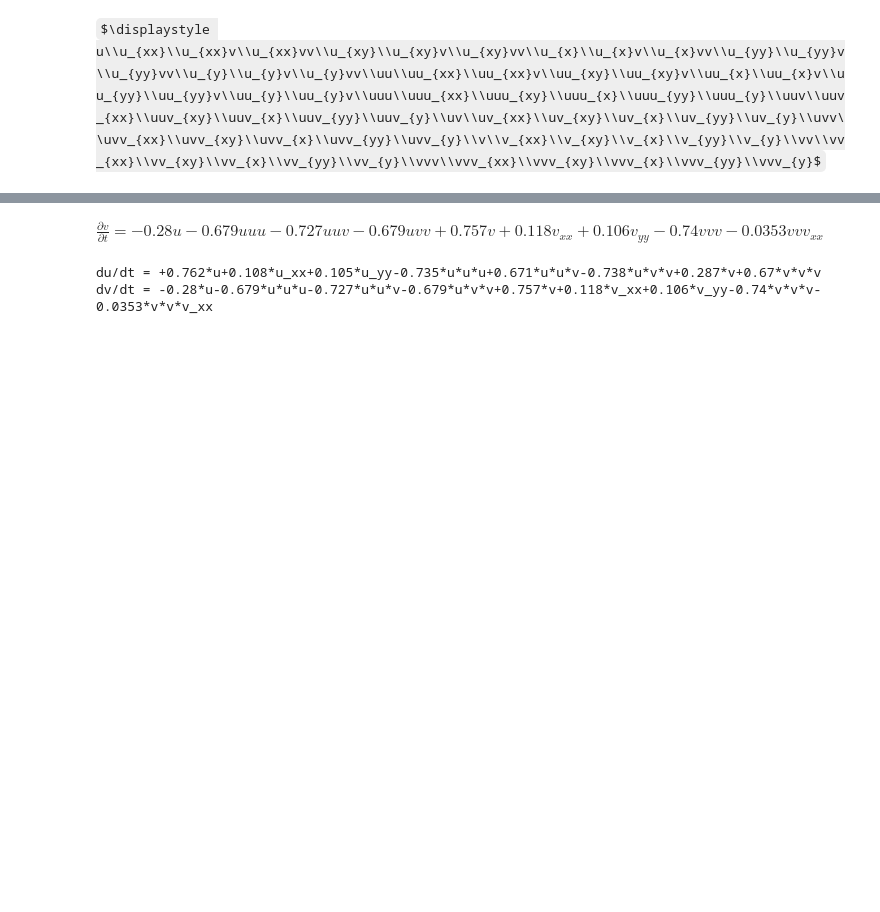
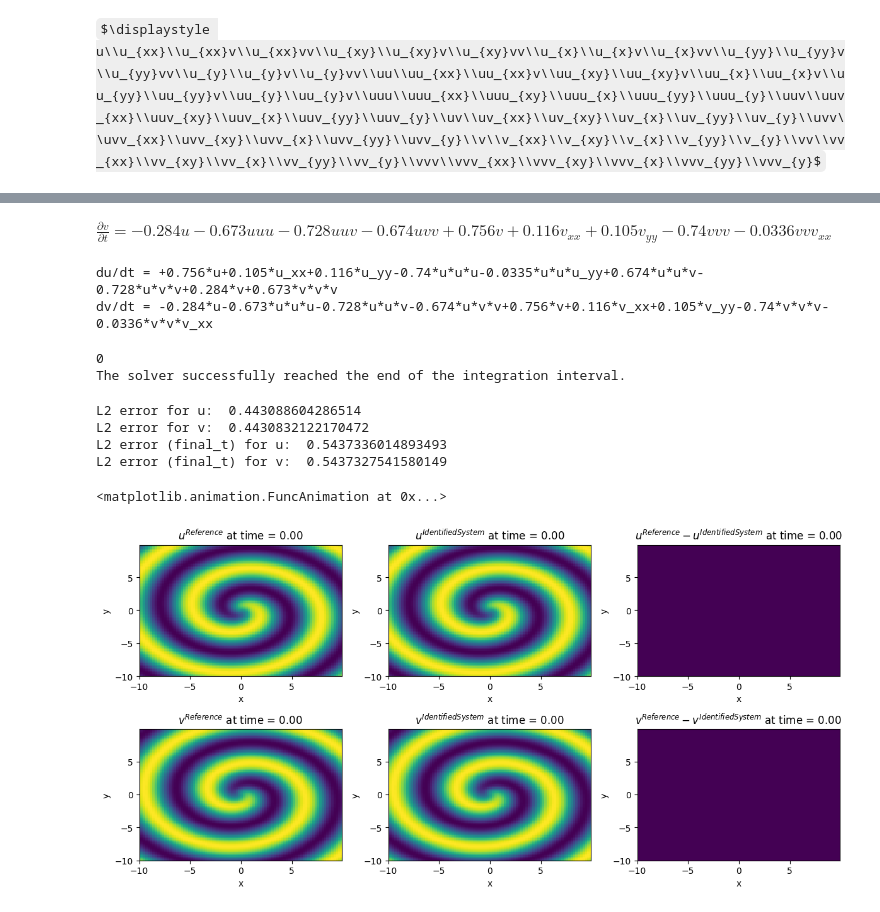
Before and after one commit to benedict-armstrong/PDEFind-Reconstructing-PDEs-from-data, a Jupyter notebook: pde3.ipynb, the cells around one changed output, grey strips where cells are left out. Saved outputs shown, nothing was run; the diff lists cells and outputs as text; code cells hidden in the pictures; some formulas as TeX source; blank space fills up the shorter version.

```diff
--- a/pde3.ipynb
+++ b/pde3.ipynb
@@ -20,7 +21,7 @@ pdefind = PDEFind(
 # %%
 u, v, x, y, t = pdefind.subsample_data(u, v, x, y, t, factors=[3, 3, 2])
 # %%
-pdefind.add_grid(x, y, t)
+grids = pdefind.add_grid(x, y, t)
 # %%
 term_regex = r"^(u|v)*(_{(x|y)+})?(v)*$"
 
@@ -72,10 +71,18 @@ $\displaystyle \frac{\partial {v}}{\partial {t}}=-0.28u-0.679uuu-0.727uuv-0.679u
 # %%
 display(Math(pdefind.latex_string(coef_v, labels, "v")))
 # %% [output]
-$\displaystyle \frac{\partial {v}}{\partial {t}}=-0.28u-0.679uuu-0.727uuv-0.679uvv+0.757v+0.118v_{xx}+0.106v_{yy}-0.74vvv-0.0353vvv_{xx}$
+$\displaystyle \frac{\partial {v}}{\partial {t}}=-0.284u-0.673uuu-0.728uuv-0.674uvv+0.756v+0.116v_{xx}+0.105v_{yy}-0.74vvv-0.0336vvv_{xx}$
 # %%
 print(pdefind.python_string(coef_u, labels, "u"))
 print(pdefind.python_string(coef_v, labels, "v"))
 # %% [output]
-du/dt = +0.762*u+0.108*u_xx+0.105*u_yy-0.735*u*u*u+0.671*u*u*v-0.738*u*v*v+0.287*v+0.67*v*v*v
-dv/dt = -0.28*u-0.679*u*u*u-0.727*u*u*v-0.679*u*v*v+0.757*v+0.118*v_xx+0.106*v_yy-0.74*v*v*v-0.0353*v*v*v_xx
+du/dt = +0.756*u+0.105*u_xx+0.116*u_yy-0.74*u*u*u-0.0335*u*u*u_yy+0.674*u*u*v-0.728*u*v*v+0.284*v+0.673*v*v*v
+dv/dt = -0.284*u-0.673*u*u*u-0.728*u*u*v-0.674*u*v*v+0.756*v+0.116*v_xx+0.105*v_yy-0.74*v*v*v-0.0336*v*v*v_xx
+# %%
+initial_conditions = [u[..., 0], v[..., 0]]
+coefficients = [coef_u, coef_v]
+
+u_pred, v_pred = pdefind.solve(initial_conditions, coefficients, labels)
+# %% [output]
+0
+The solver successfully reached the end of the integration interval.
@@ -81,0 +92,22 @@ dv/dt = -0.28*u-0.679*u*u*u-0.727*u*u*v-0.679*u*v*v+0.757*v+0.118*v_xx+0.106*v_y
+# %%
+l2_err_u = np.linalg.norm(u - u_pred) / np.linalg.norm(u)
+l2_err_v = np.linalg.norm(v - v_pred) / np.linalg.norm(v)
+
+print("L2 error for u: ", l2_err_u)
+print("L2 error for v: ", l2_err_v)
+
+l2_err_u = np.linalg.norm(u[..., -1] - u_pred[..., -1]) / np.linalg.norm(u[..., -1])
+l2_err_v = np.linalg.norm(v[..., -1] - v_pred[..., -1]) / np.linalg.norm(v[..., -1])
+
+print("L2 error (final_t) for u: ", l2_err_u)
+print("L2 error (final_t) for v: ", l2_err_v)
+# %% [output]
+L2 error for u:  0.443088604286514
+L2 error for v:  0.4430832122170472
+L2 error (final_t) for u:  0.5437336014893493
+L2 error (final_t) for v:  0.5437327541580149
+# %%
+create_gif(x, y, pdefind.time_grid, u, v, u_pred, v_pred, "pde3.gif")
+# %% [output]
+<matplotlib.animation.FuncAnimation at 0x...>
+[figure, added]
```
Also changed, not shown: parts of 6 cells of this notebook, 6 other files.
